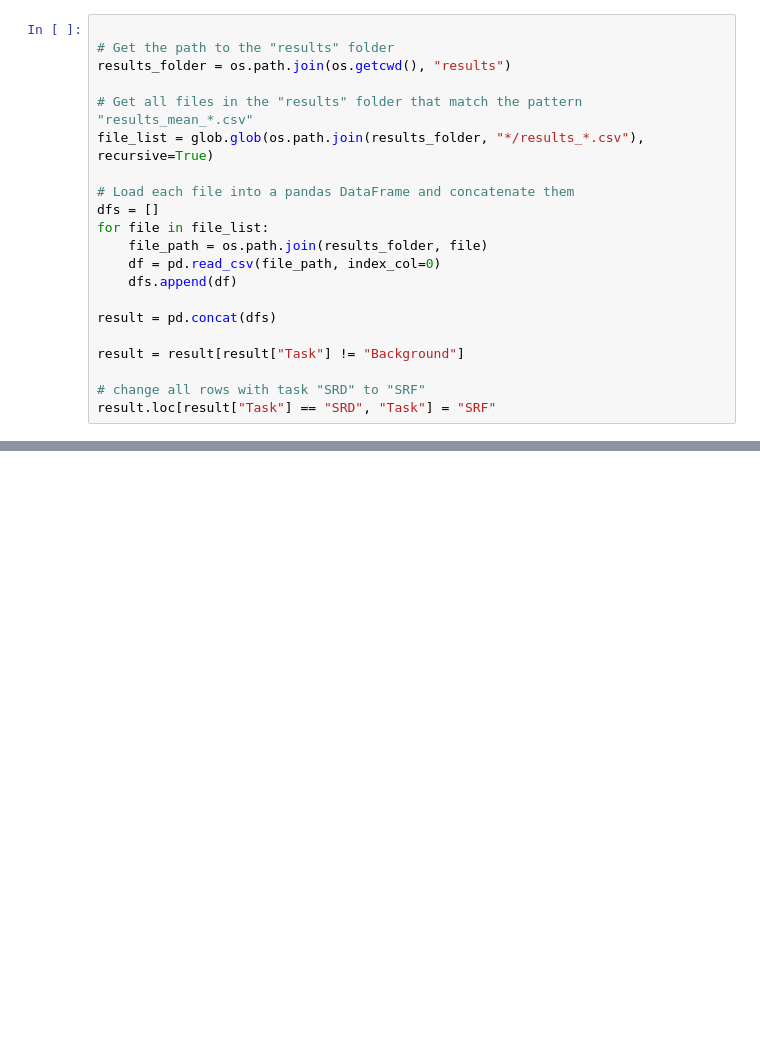
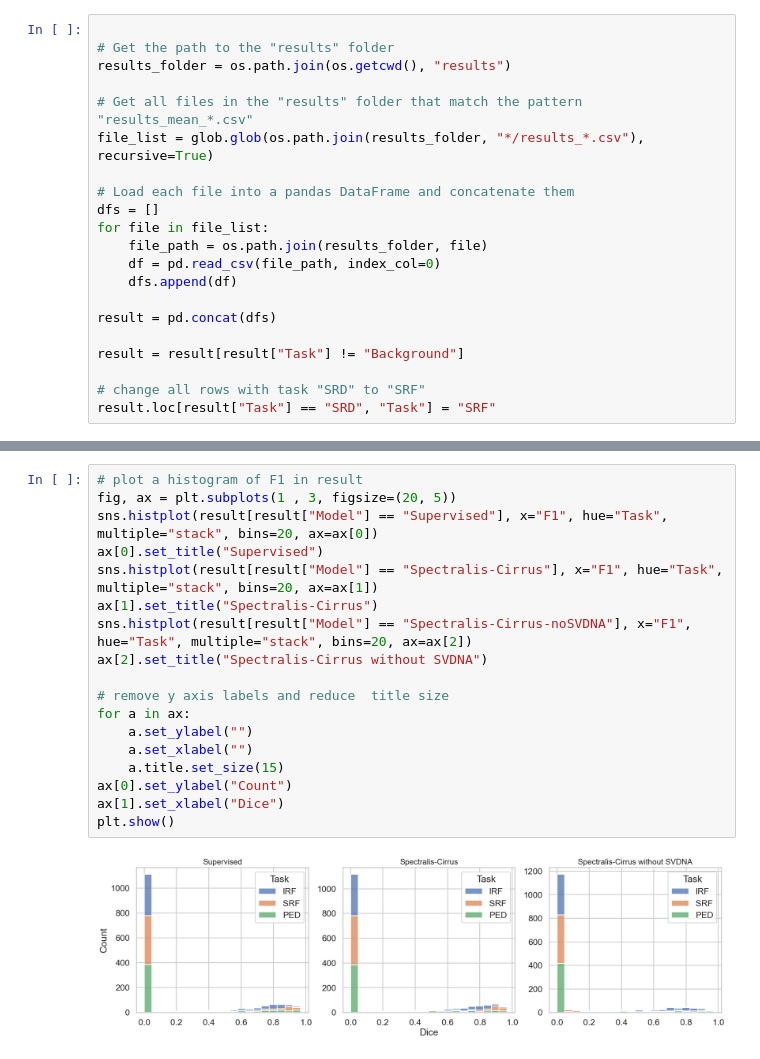
Before and after one commit to moritsih/OPTIMA_SeminarPractical, a Jupyter notebook: practical/main.ipynb, the cells around one changed output, grey strips where cells are left out. Cells and saved outputs as stored; diff of their text form; blank space fills up the shorter version.

```diff
--- a/practical/main.ipynb
+++ b/practical/main.ipynb
@@ -314 +354,21 @@ result.loc[result["Task"] == "SRD", "Task"] = "SRF"
+# %%
+# plot a histogram of F1 in result
+fig, ax = plt.subplots(1 , 3, figsize=(20, 5))
+sns.histplot(result[result["Model"] == "Supervised"], x="F1", hue="Task", multiple="stack", bins=20, ax=ax[0])
+ax[0].set_title("Supervised")
+sns.histplot(result[result["Model"] == "Spectralis-Cirrus"], x="F1", hue="Task", multiple="stack", bins=20, ax=ax[1])
+ax[1].set_title("Spectralis-Cirrus")
+sns.histplot(result[result["Model"] == "Spectralis-Cirrus-noSVDNA"], x="F1", hue="Task", multiple="stack", bins=20, ax=ax[2])
+ax[2].set_title("Spectralis-Cirrus without SVDNA")
+
+# remove y axis labels and reduce  title size
+for a in ax:
+    a.set_ylabel("")
+    a.set_xlabel("")
+    a.title.set_size(15)
+ax[0].set_ylabel("Count")
+ax[1].set_xlabel("Dice")
+plt.show()
+# %% [output]
+[figure, added]
 # %%
```
Also changed, not shown: parts of 11 cells of this notebook, 1 other file.
